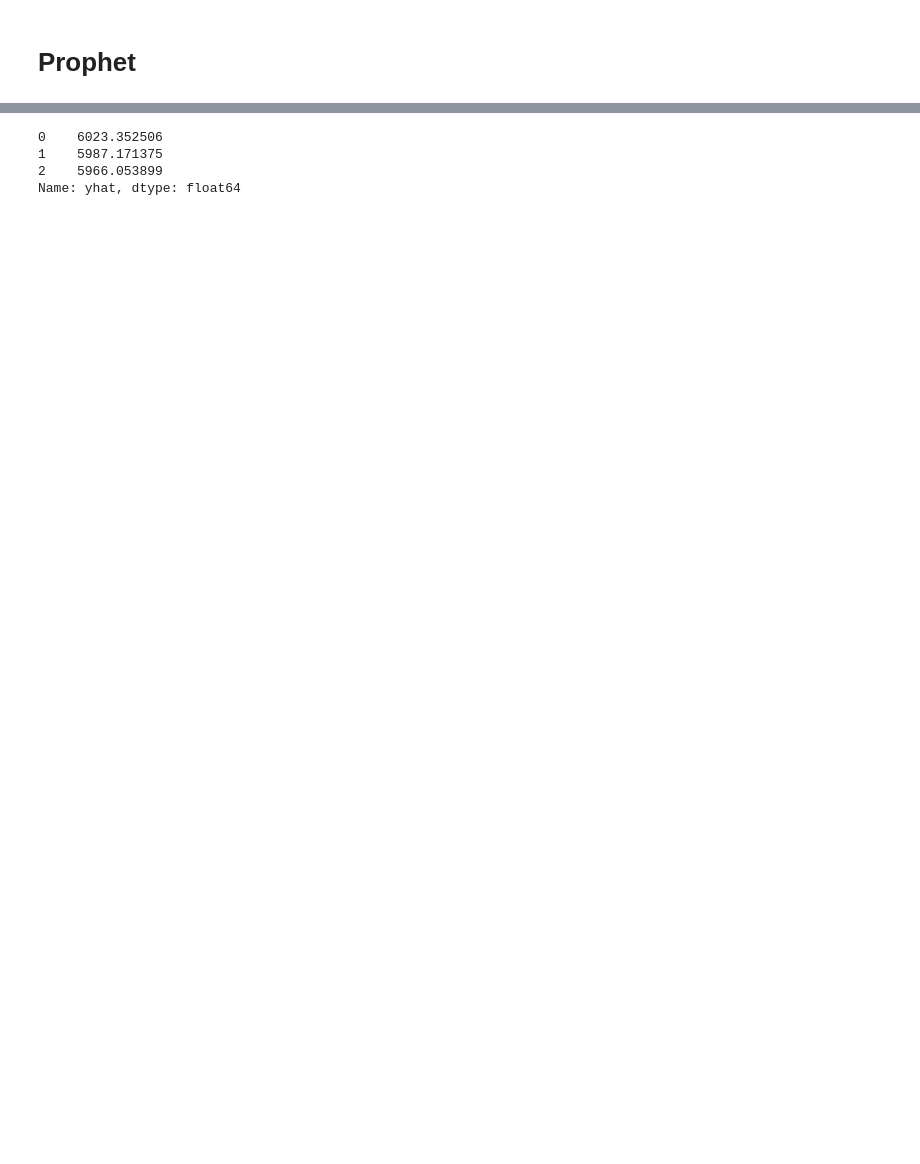
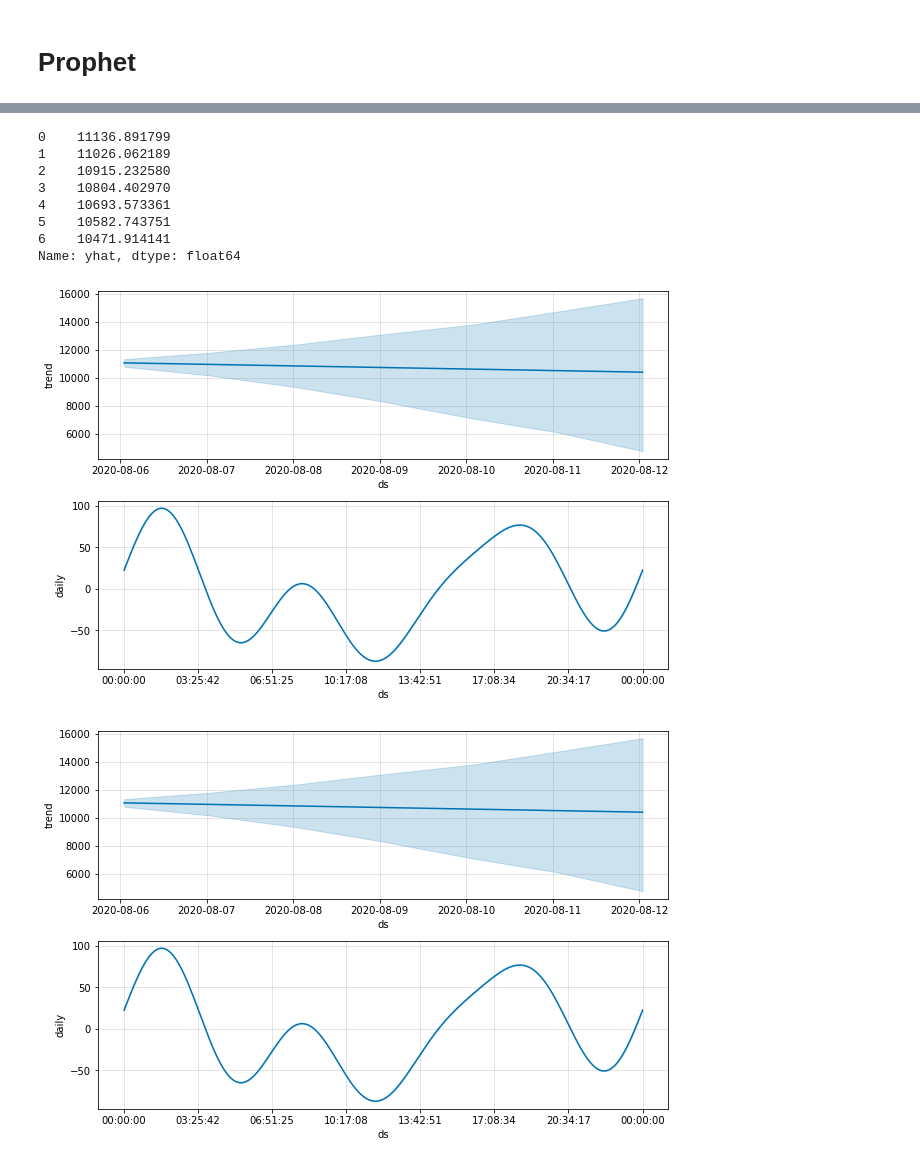
Before and after one commit to hazemkya/BitDictor, a Jupyter notebook: model/forecasting.ipynb, the cells around one changed output, grey strips where cells are left out. Drawn from its saved outputs; the diff is of its cells as text; code cells hidden in the pictures; blank space fills up the shorter version.

```diff
--- a/model/forecasting.ipynb
+++ b/model/forecasting.ipynb
@@ -24,4 +55,11 @@ shift_length = 3 # Only affects ML models
 save_prediction_prophet = True # Starts predicting t=len(training_set)
+# %%
+predicted_col = "close"
+start_halving = 0
+train_percentage = 75
+add_regressors_to_prophet = False
+shift_length = 7 # Only affects ML models
+save_prediction_prophet = True # Starts predicting t=len(training_set)
 # %%
 # No need to change this
 assert shift_length >= 0
@@ -119,7 +160,7 @@ else:
 # %% [markdown]
 # Prophet
 # %%
-addtional_variables = [] if not add_regressors_to_prophet else list(filter(lambda x: x not in ("Time", predicted_col), df.columns))
+addtional_variables = [] if not add_regressors_to_prophet else list(filter(lambda x: x not in ("date", predicted_col), df.columns))
 pf_df = preprocess_for_prophet(df, extra_columns=addtional_variables)
 
 if shift_length:
@@ -142,0 +179,7 @@ INFO:prophet:Disabling daily seasonality. Run prophet with daily_seasonality=Tru
+# %%
+start = time.time()
+
+pf.fit(pf_train)
+
+end = time.time()
+print(end-start)
@@ -183,7 +212,16 @@ if shift_length:
         prediction_df[["ds", "yhat", "yhat_lower", "yhat_upper", "trend", "trend_lower", "trend_upper"]].to_csv(\
             f"../data/results/prophet/predicted={predicted_col}_shift={shift_length}_start={prediction_df.iloc[0]['ds'].date()}_regressors={add_regressors_to_prophet}.csv", index=False)
 # %% [output]
-0    6023.352506
-1    5987.171375
-2    5966.053899
+0    11136.891799
+1    11026.062189
+2    10915.232580
+3    10804.402970
+4    10693.573361
+5    10582.743751
+6    10471.914141
 Name: yhat, dtype: float64
+# %%
+pf.plot_components(prediction_df)
+# %% [output]
+[figure, added]
+[figure, added]
```
Also changed, not shown: parts of 42 cells of this notebook, 2 other files.
